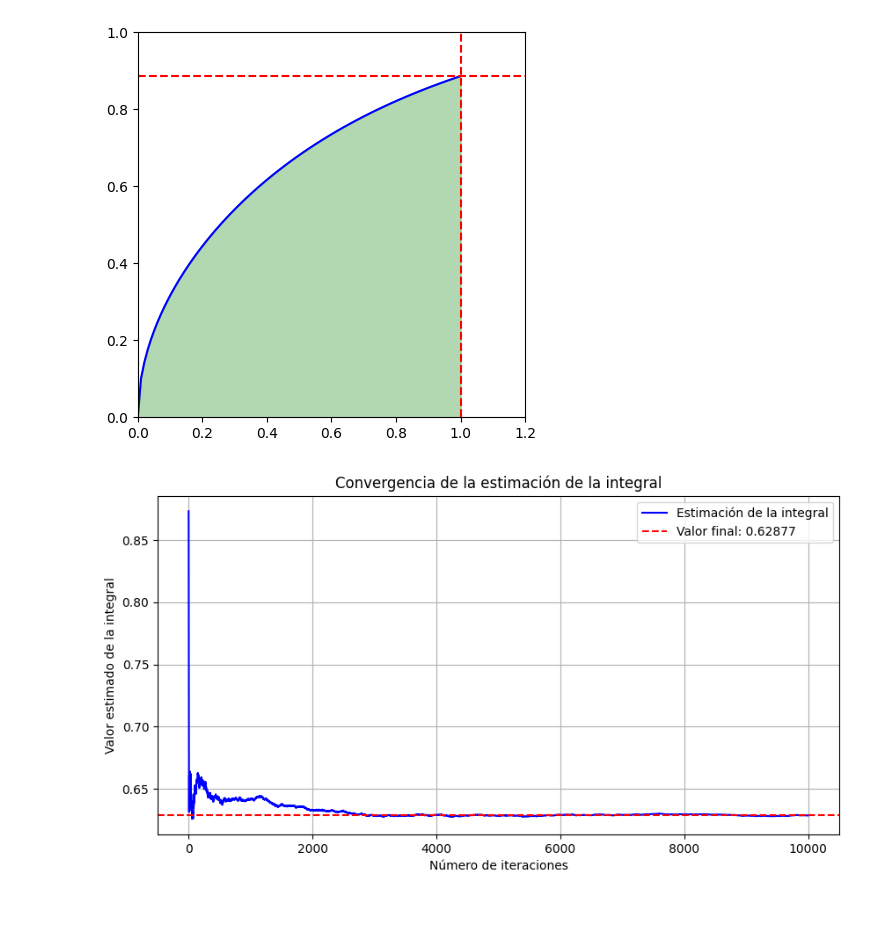
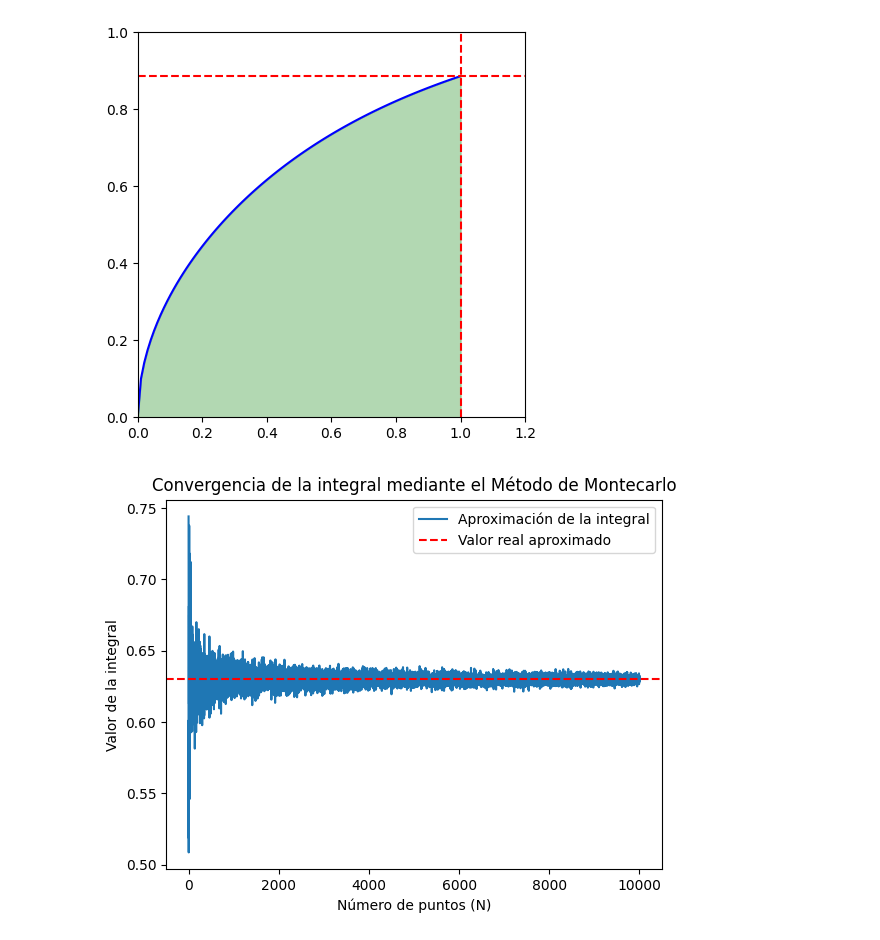
Before and after one commit to TonySC1300/Simulacion1, a Jupyter notebook: Monte_Carlo_Crudo.ipynb, the cells around one changed output. Saved outputs shown, nothing was run; the diff lists cells and outputs as text; code cells hidden in the pictures; blank space fills up the shorter version.

```diff
--- a/Monte_Carlo_Crudo.ipynb
+++ b/Monte_Carlo_Crudo.ipynb
@@ -51,39 +51,33 @@ plt.fill_between(x, y, color='green', alpha=0.3)
 plt.show()
 # %% [output]
 [figure]
-# %%
-import numpy as np
-import random
-import matplotlib.pyplot as plt
-
-def esperado_convergencia(a, b, n):
-    esperanza = 0
-    valores = []  # Lista para almacenar los valores parciales de la esperanza
-
-    for i in range(1, n+1):
-        x1 = random.random()
-        esperanza += np.sqrt(np.arctan(x1))
-        valores.append(esperanza / i)  # Guardar el valor promedio hasta esta iteración
-
-    return valores
-
-# Parámetros
-a = 0
-b = 1
-n = 10000
-
-# Obtener valores de convergencia
-valores_convergencia = esperado_convergencia(a, b, n)
-
-# Graficar la convergencia
-plt.figure(figsize=(10, 5))
-plt.plot(range(1, n+1), valores_convergencia, label="Estimación de la integral", color="b")
-plt.axhline(y=valores_convergencia[-1], color="r", linestyle="--", label=f"Valor final: {valores_convergencia[-1]:.5f}")
-plt.xlabel("Número de iteraciones")
-plt.ylabel("Valor estimado de la integral")
-plt.title("Convergencia de la estimación de la integral")
-plt.legend()
-plt.grid()
-plt.show()
-# %% [output]
-[figure, removed]
+# %%
+import numpy as np
+import matplotlib.pyplot as plt
+
+# Definir la función a integrar
+def f(x):
+    return np.sqrt(np.arctan(x))
+
+# Parámetros de la simulación
+N = 10000  # Número de puntos
+x_random = np.random.uniform(0, 1, N)  # Generar N puntos aleatorios entre 0 y 1
+y_values = f(x_random)  # Evaluar la función en esos puntos
+
+# Calcular la integral aproximada
+integral_approx = np.mean(y_values)
+
+# Número de puntos en cada iteración
+N_values = np.arange(1, 10001)
+integral_approximations = [np.mean(f(np.random.uniform(0, 1, N))) for N in N_values]
+
+# Graficar la convergencia de la integral
+plt.plot(N_values, integral_approximations, label='Aproximación de la integral')
+plt.axhline(y=integral_approx, color='r', linestyle='--', label='Valor real aproximado')
+plt.xlabel('Número de puntos (N)')
+plt.ylabel('Valor de la integral')
+plt.title('Convergencia de la integral mediante el Método de Montecarlo')
+plt.legend()
+plt.show()
+# %% [output]
+[figure, added]
```
